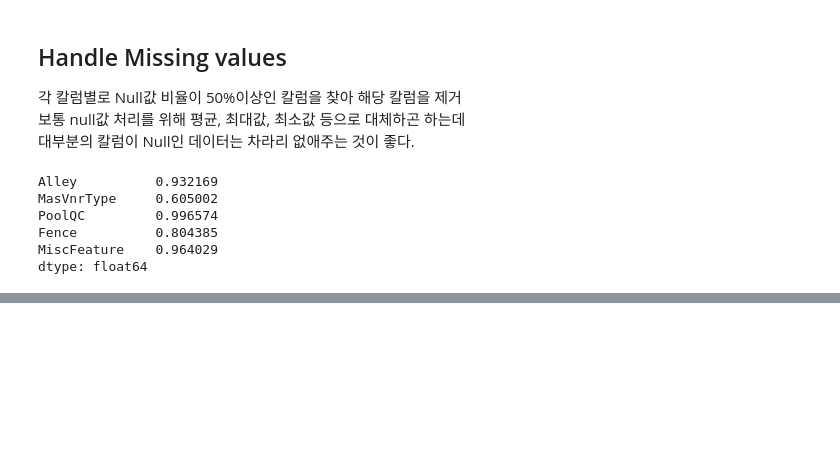
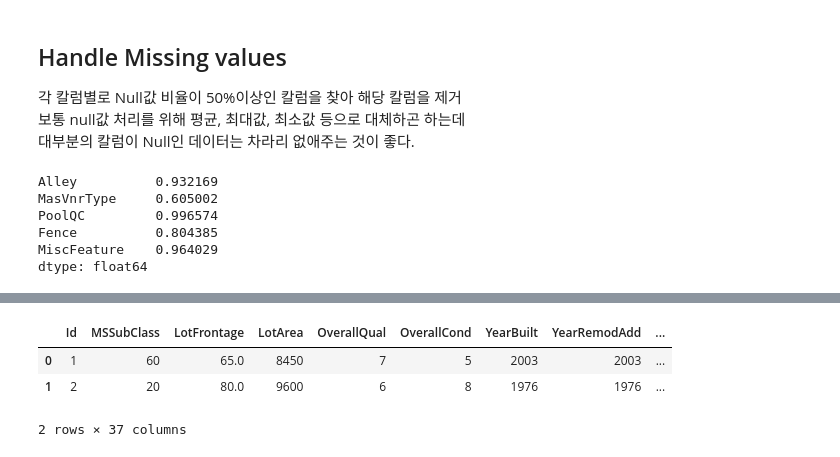
Before and after one commit to alwaysbemyday1/kaggle, a Jupyter notebook: 02_House Prices/house_prices_prediction.ipynb, the cells around one changed output, grey strips where cells are left out. Drawn from its saved outputs; the diff is of its cells as text; code cells hidden in the pictures; blank space fills up the shorter version.

```diff
--- a/02_House Prices/house_prices_prediction.ipynb
+++ b/02_House Prices/house_prices_prediction.ipynb
@@ -104,0 +122,7 @@ Index(['Alley', 'MasVnrType', 'PoolQC', 'Fence', 'MiscFeature'], dtype='object')
+# %%
+boston_num_df.head(2)
+# %% [output]
+|  | Id | MSSubClass | LotFrontage | LotArea | OverallQual | OverallCond | YearBuilt | YearRemodAdd | ... |
+| 0 | 1 | 60 | 65.0 | 8450 | 7 | 5 | 2003 | 2003 | ... |
+| 1 | 2 | 20 | 80.0 | 9600 | 6 | 8 | 1976 | 1976 | ... |
+2 rows × 37 columns
```
Also changed, not shown: parts of 4 cells of this notebook.
